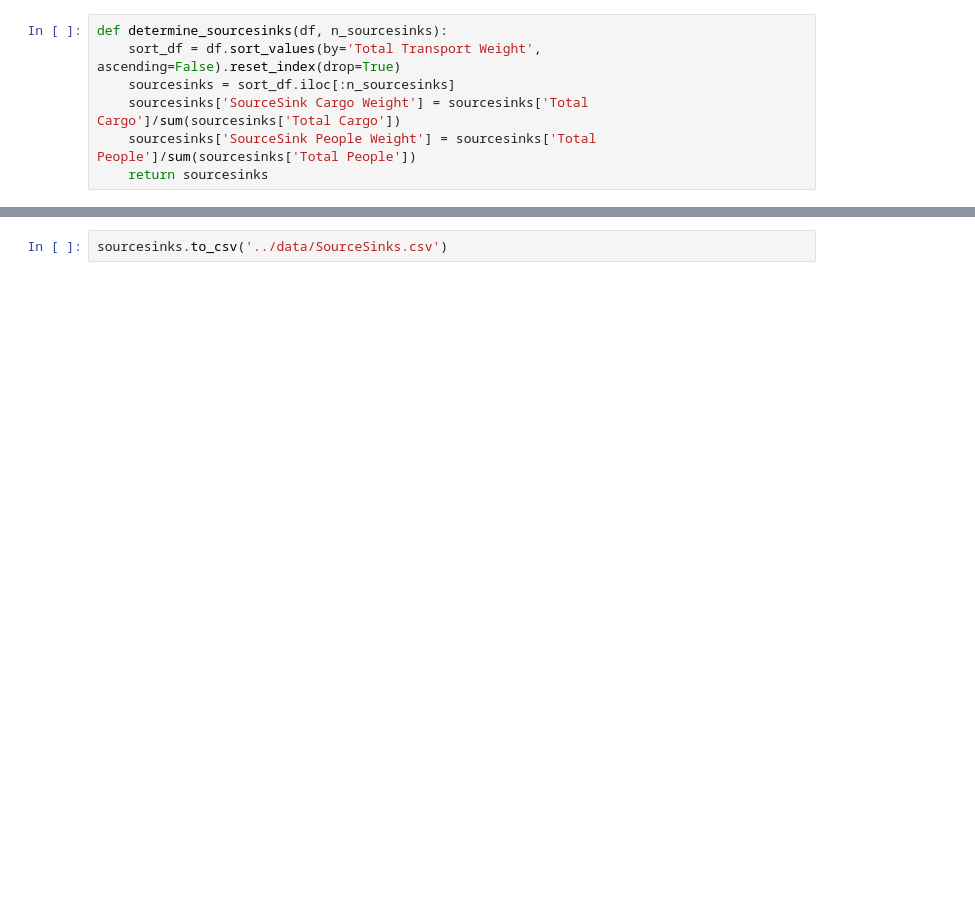
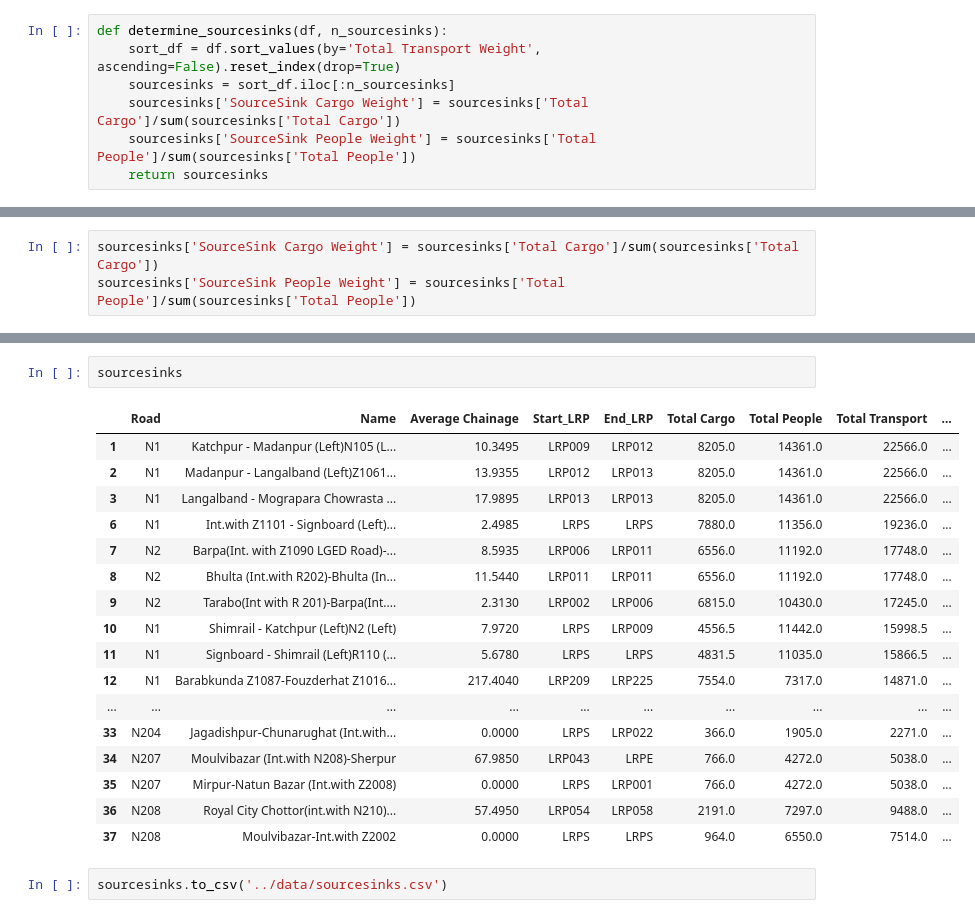
Before and after one commit to mlmoleman/EPA133A-G07-A4, a Jupyter notebook: notebooks/determine_sourcesinks.ipynb, the cells around one changed output, grey strips where cells are left out. Drawn from its saved outputs; the diff is of its cells as text; blank space fills up the shorter version.

```diff
--- a/notebooks/determine_sourcesinks.ipynb
+++ b/notebooks/determine_sourcesinks.ipynb
@@ -45,0 +136,3 @@ See the caveats in the documentation: https://pandas.pydata.org/pandas-docs/stab
+# %%
+sourcesinks['SourceSink Cargo Weight'] = sourcesinks['Total Cargo']/sum(sourcesinks['Total Cargo'])
+sourcesinks['SourceSink People Weight'] = sourcesinks['Total People']/sum(sourcesinks['Total People'])
@@ -46,2 +150,22 @@ See the caveats in the documentation: https://pandas.pydata.org/pandas-docs/stab
+# %%
+sourcesinks
+# %% [output]
+|  | Road | Name | Average Chainage | Start_LRP | End_LRP | Total Cargo | Total People | Total Transport | ... |
+| 1 | N1 | Katchpur - Madanpur (Left)N105 (L... | 10.3495 | LRP009 | LRP012 | 8205.0 | 14361.0 | 22566.0 | ... |
+| 2 | N1 | Madanpur - Langalband (Left)Z1061... | 13.9355 | LRP012 | LRP013 | 8205.0 | 14361.0 | 22566.0 | ... |
+| 3 | N1 | Langalband - Mograpara Chowrasta ... | 17.9895 | LRP013 | LRP013 | 8205.0 | 14361.0 | 22566.0 | ... |
+| 6 | N1 | Int.with Z1101 - Signboard (Left)... | 2.4985 | LRPS | LRPS | 7880.0 | 11356.0 | 19236.0 | ... |
+| 7 | N2 | Barpa(Int. with Z1090 LGED Road)-... | 8.5935 | LRP006 | LRP011 | 6556.0 | 11192.0 | 17748.0 | ... |
+| 8 | N2 | Bhulta (Int.with R202)-Bhulta (In... | 11.5440 | LRP011 | LRP011 | 6556.0 | 11192.0 | 17748.0 | ... |
+| 9 | N2 | Tarabo(Int with R 201)-Barpa(Int.... | 2.3130 | LRP002 | LRP006 | 6815.0 | 10430.0 | 17245.0 | ... |
+| 10 | N1 | Shimrail - Katchpur (Left)N2 (Left) | 7.9720 | LRPS | LRP009 | 4556.5 | 11442.0 | 15998.5 | ... |
+| 11 | N1 | Signboard - Shimrail (Left)R110 (... | 5.6780 | LRPS | LRPS | 4831.5 | 11035.0 | 15866.5 | ... |
+| 12 | N1 | Barabkunda Z1087-Fouzderhat Z1016... | 217.4040 | LRP209 | LRP225 | 7554.0 | 7317.0 | 14871.0 | ... |
+| ... | ... | ... | ... | ... | ... | ... | ... | ... | ... |
+| 33 | N204 | Jagadishpur-Chunarughat (Int.with... | 0.0000 | LRPS | LRP022 | 366.0 | 1905.0 | 2271.0 | ... |
+| 34 | N207 | Moulvibazar (Int.with N208)-Sherpur | 67.9850 | LRP043 | LRPE | 766.0 | 4272.0 | 5038.0 | ... |
+| 35 | N207 | Mirpur-Natun Bazar (Int.with Z2008) | 0.0000 | LRPS | LRP001 | 766.0 | 4272.0 | 5038.0 | ... |
+| 36 | N208 | Royal City Chottor(int.with N210)... | 57.4950 | LRP054 | LRP058 | 2191.0 | 7297.0 | 9488.0 | ... |
+| 37 | N208 | Moulvibazar-Int.with Z2002 | 0.0000 | LRPS | LRPS | 964.0 | 6550.0 | 7514.0 | ... |
 # %%
-sourcesinks.to_csv('../data/SourceSinks.csv')
+sourcesinks.to_csv('../data/sourcesinks.csv')
```
Also changed, not shown: parts of 10 cells of this notebook, 20 other files.
